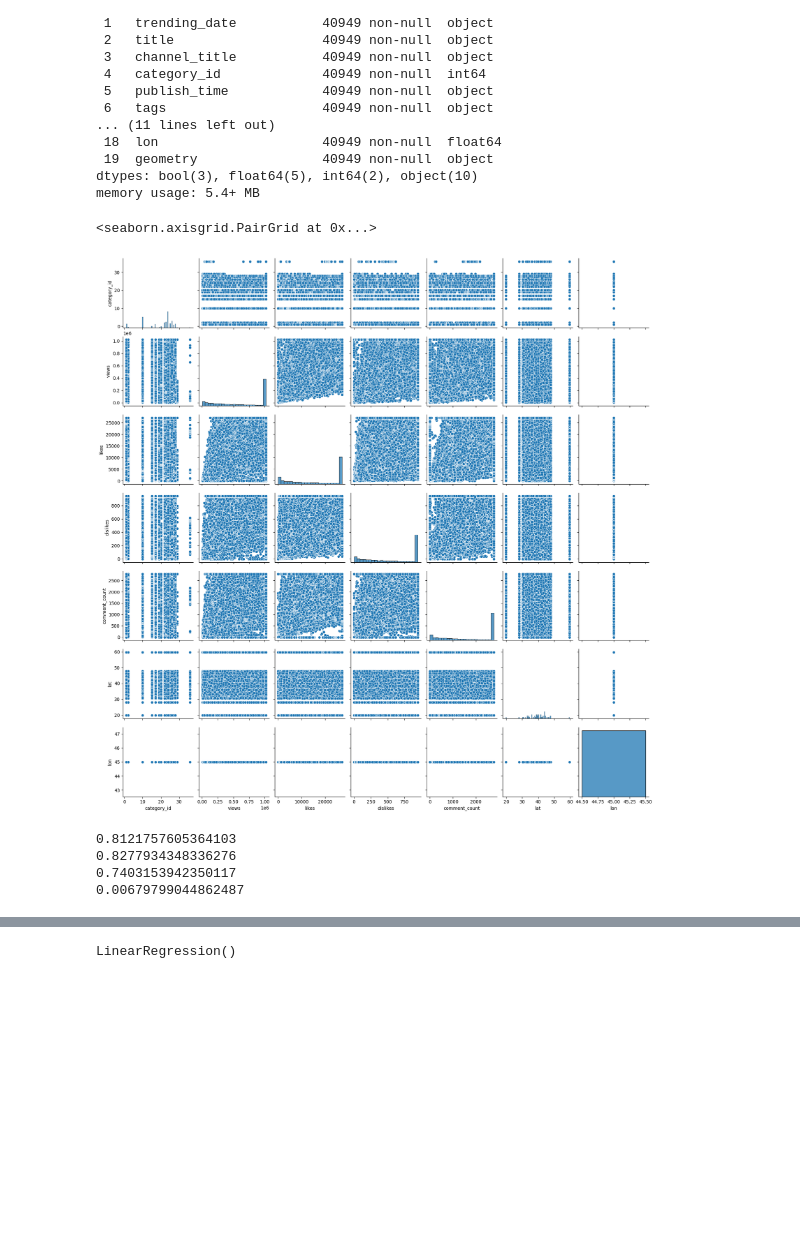
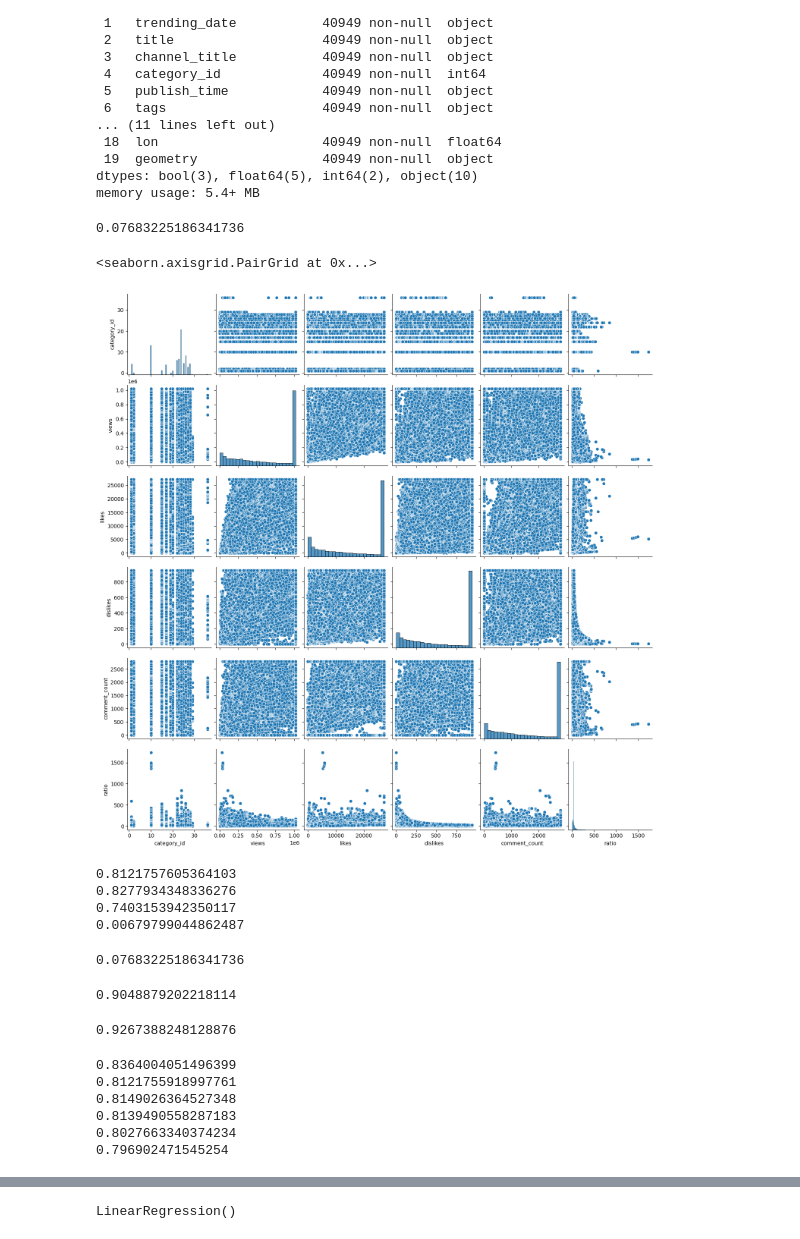
Before and after one commit to Crostz/FDS-2025-1-258, a Jupyter notebook: Proyecto/Analisis.ipynb, the cells around one changed output, grey strips where cells are left out. Saved outputs shown, nothing was run; the diff lists cells and outputs as text; code cells hidden in the pictures; blank space fills up the shorter version.

```diff
--- a/Proyecto/Analisis.ipynb
+++ b/Proyecto/Analisis.ipynb
@@ -117,12 +117,20 @@ Data columns (total 20 columns):
  19  geometry                40949 non-null  object
 dtypes: bool(3), float64(5), int64(2), object(10)
 memory usage: 5.4+ MB
+# %%
+# correlacion entre los likes y el ratio entre likes y dislikes
+df["ratio"] = np.where(df['dislikes'] != 0, df['likes'] / df['dislikes'], np.nan)
+df_n = df.fillna({"ratio":df["ratio"].median()})
+df = df_n
+print(df_n["ratio"].corr(df_n["likes"]))
+# %% [output]
+0.07683225186341736
 # %%
-df_ = df[["category_id","views", "likes", "dislikes", "comment_count", "lat", "lon"]]
+df_ = df[["category_id","views", "likes", "dislikes", "comment_count", "ratio"]]
 sns.pairplot(df_)
 # %% [output]
 <seaborn.axisgrid.PairGrid at 0x...>
-[figure, old version]
+[figure, new version]
 # %%
 print(df["views"].corr(df["likes"])) # correlacion fuerte positiva
 print(df["comment_count"].corr(df["likes"])) # correlacion fuerte positiva
@@ -139,3 +147,43 @@ df["ratio"] = np.where(df['dislikes'] != 0, df['likes'] / df['dislikes'], np.nan
 df_n = df.fillna({"ratio":df["ratio"].median()})
 df = df_n
 print(df_n["ratio"].corr(df_n["likes"]))
+# %% [output]
+0.07683225186341736
+# %%
+# correlacion entre los likes y el ratio entre likes y dislikes
+df_n["mult"] = df['likes'] * df['dislikes']
+
+print(df_n["mult"].corr(df_n["likes"]))
+# %% [output]
+0.9048879202218114
+# %%
+df_n["mult_comment"] = df['likes'] * df["comment_count"]
+
+print(df_n["mult_comment"].corr(df_n["likes"]))
+# %% [output]
+0.9267388248128876
+# %%
+df_n["mult_views"] = df['views'] * df["comment_count"]
+
+print(df_n["mult_views"].corr(df_n["likes"]))
+
+df_n["ratio_views"] = np.where(df["comment_count"] != 0, df["views"] + df["dislikes"]/ df["comment_count"], np.nan)
+df_n = df.fillna({"ratio_views":df["views"]})
+df = df_n
+print(df_n["ratio_views"].corr(df_n["likes"]))
+
+df_n["sqrt"] = np.sqrt(df_n["views"])
+print(df_n["sqrt"].corr(df_n["likes"]))
+df_n["sqrt"] = np.sqrt(df_n["comment_count"])
+print(df_n["sqrt"].corr(df_n["likes"]))
+df_n["sqrt"] = np.sqrt(df_n["dislikes"]) * np.sqrt(df_n["views"])
+print(df_n["sqrt"].corr(df_n["likes"]))
+df_n["sqrt"] = df_n["dislikes"] * df_n["views"]
+print(df_n["sqrt"].corr(df_n["likes"]))
+# %% [output]
+0.8364004051496399
+0.8121755918997761
+0.8149026364527348
+0.8139490558287183
+0.8027663340374234
+0.796902471545254
```
Also changed, not shown: parts of 15 cells of this notebook.
